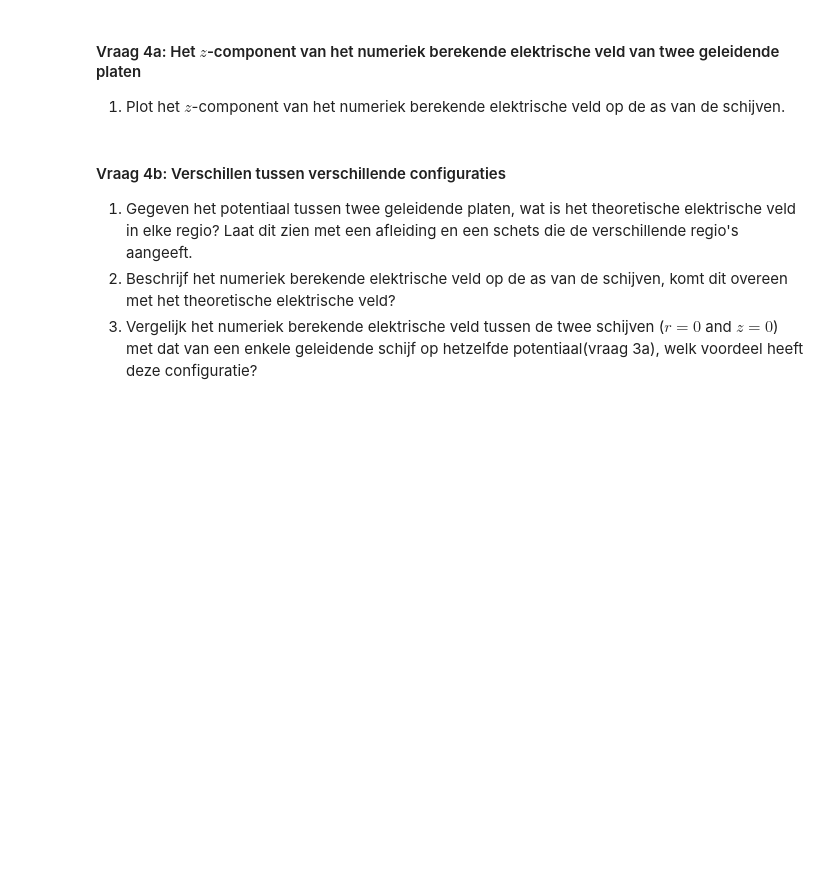
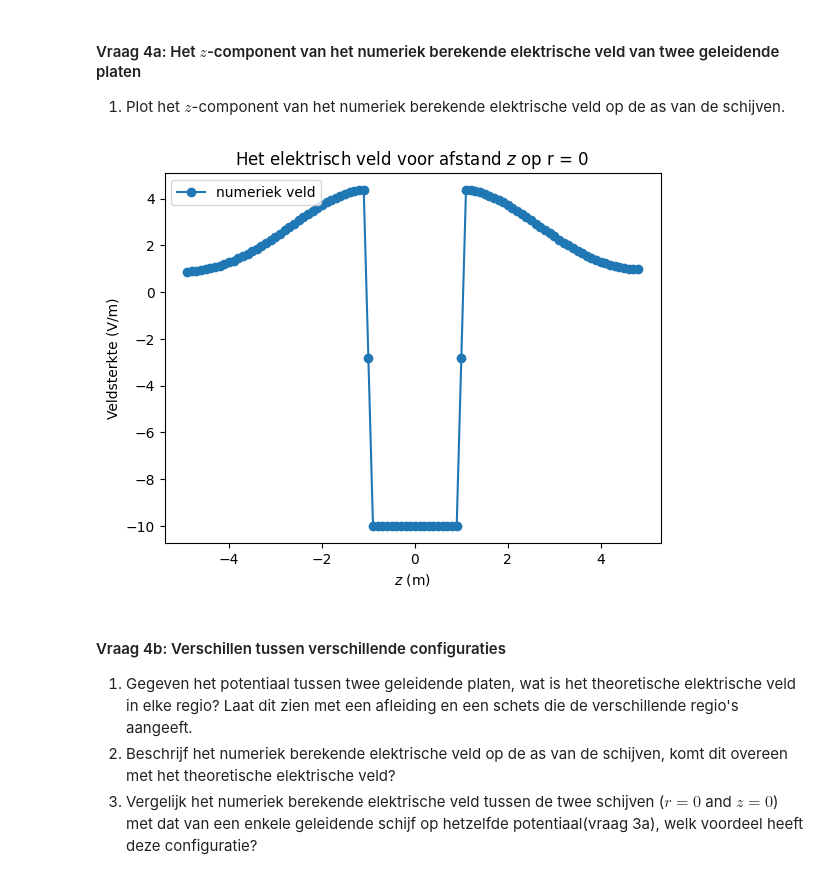
Before and after one commit to hldemulder/DEF-D-OPDRACHTEN, a Jupyter notebook: DigitaleOntwerpopdrachten/1CondensatorOpdracht/CondensatorOntwerpopdracht.ipynb, the cells around one changed output. Saved outputs shown, nothing was run; the diff lists cells and outputs as text; code cells hidden in the pictures; blank space fills up the shorter version.

```diff
--- a/DigitaleOntwerpopdrachten/1CondensatorOpdracht/CondensatorOntwerpopdracht.ipynb
+++ b/DigitaleOntwerpopdrachten/1CondensatorOpdracht/CondensatorOntwerpopdracht.ipynb
@@ -480,9 +481,19 @@ plot_results_disk(Ez, Er, normE, V, r, z, grid_step, disk_radius, z_pos_disk1, z
 
 1. Plot het $z$-component van het numeriek berekende elektrische veld op de as van de schijven.
 # %%
-###
-###your code here###
-###
+idx_r_zero_for_E = np.abs(r_for_E).argmin()
+
+Ez_0 = Ez[:, idx_r_zero_for_E]
+
+plt.figure()
+plt.title(f"Het elektrisch veld voor afstand $z$ op r = 0 ")
+plt.plot(z_for_E, Ez_0, "o-", label="numeriek veld")
+plt.legend()
+plt.xlabel("$z$ (m)")
+plt.ylabel("Veldsterkte (V/m)")
+plt.show()
+# %% [output]
+[figure, added]
 # %% [markdown]
 #### Vraag 4b: Verschillen tussen verschillende configuraties
 
```
Also changed, not shown: parts of 16 cells of this notebook, 3 other files.
